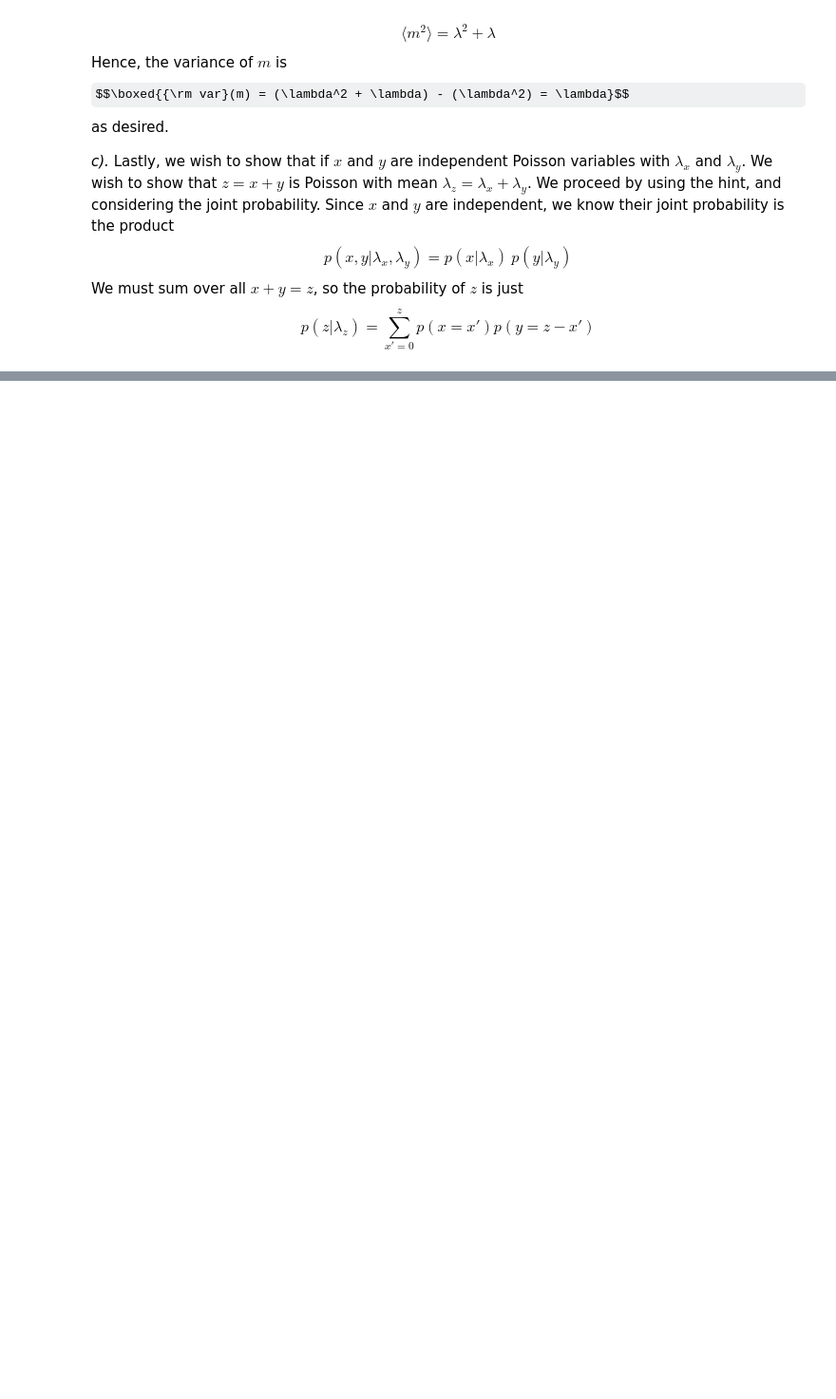
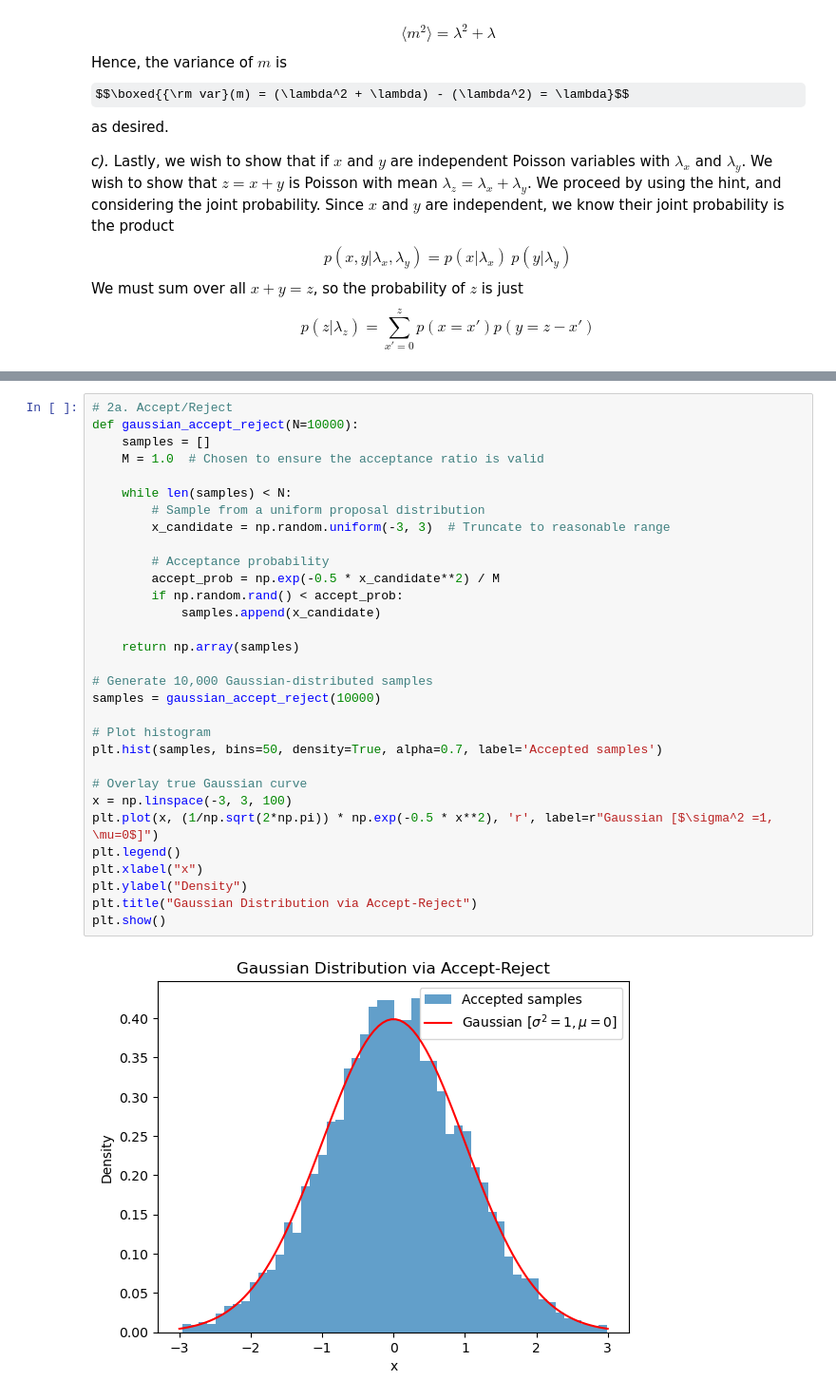
Before and after one commit to aidanwmw/PHYS403, a Jupyter notebook: homework/hw3.ipynb, the cells around one changed output, grey strips where cells are left out. Shown: that part at 95% size. Drawn from its saved outputs; the diff is of its cells as text; some formulas as TeX source; blank space fills up the shorter version.

Commit message:
Done most of HW3
Need to do 1c and fix plots and code for 2, but it works, so that's enough...

```diff
--- a/homework/hw3.ipynb
+++ b/homework/hw3.ipynb
@@ -68,0 +65,33 @@ $$p(z|\lambda_z) = \sum_{x'=0}^z p(x=x')p(y=z-x')$$
+# %%
+# 2a. Accept/Reject
+def gaussian_accept_reject(N=10000):
+    samples = []
+    M = 1.0  # Chosen to ensure the acceptance ratio is valid
+
+    while len(samples) < N:
+        # Sample from a uniform proposal distribution
+        x_candidate = np.random.uniform(-3, 3)  # Truncate to reasonable range
+
+        # Acceptance probability
+        accept_prob = np.exp(-0.5 * x_candidate**2) / M
+        if np.random.rand() < accept_prob:
+            samples.append(x_candidate)
+
+    return np.array(samples)
+
+# Generate 10,000 Gaussian-distributed samples
+samples = gaussian_accept_reject(10000)
+
+# Plot histogram
+plt.hist(samples, bins=50, density=True, alpha=0.7, label='Accepted samples')
+
+# Overlay true Gaussian curve
+x = np.linspace(-3, 3, 100)
+plt.plot(x, (1/np.sqrt(2*np.pi)) * np.exp(-0.5 * x**2), 'r', label=r"Gaussian [$\sigma^2 =1, \mu=0$]")
+plt.legend()
+plt.xlabel("x")
+plt.ylabel("Density")
+plt.title("Gaussian Distribution via Accept-Reject")
+plt.show()
+# %% [output]
+[figure, added]
```
Also changed, not shown: parts of 20 cells of this notebook.
